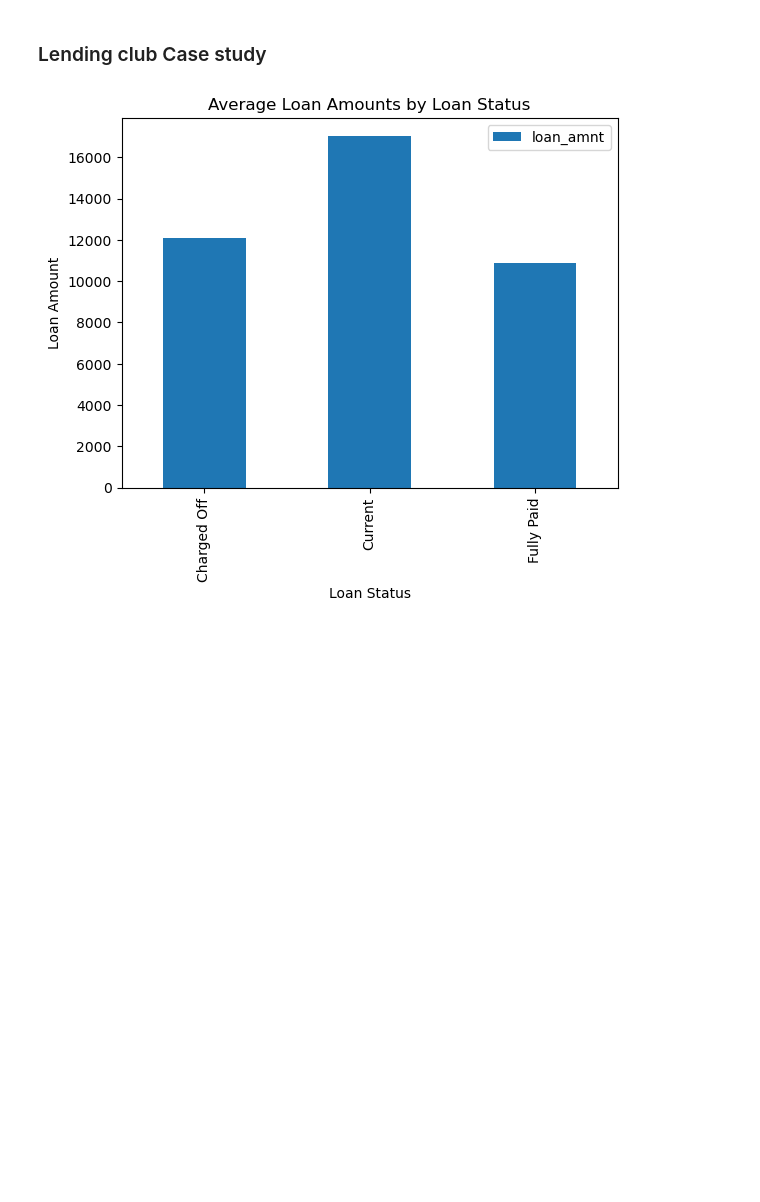
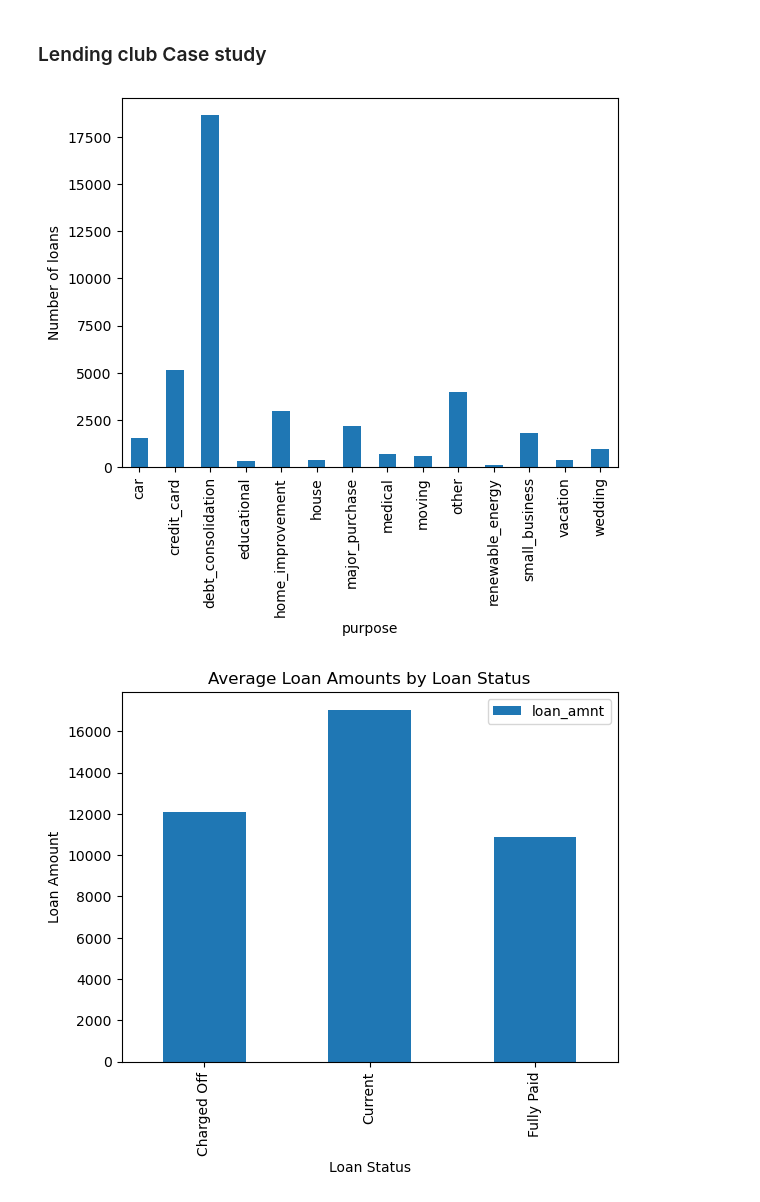
Before and after one commit to maheshh22/LendingClub, a Jupyter notebook: Lending_club.ipynb, the cells around one changed output. Drawn from its saved outputs; the diff is of its cells as text; code cells hidden in the pictures; blank space fills up the shorter version.

```diff
--- a/Lending_club.ipynb
+++ b/Lending_club.ipynb
@@ -29,6 +29,16 @@ df.drop('initial_list_status',axis=1,inplace=True)
 df.drop('tax_liens',axis=1,inplace=True)
 df.drop('policy_code',axis=1,inplace=True)
 df.drop('chargeoff_within_12_mths',axis=1,inplace=True)
+# %%
+#univariate analysis
+loan_purpose = df.groupby('purpose')['member_id'].count()
+loan_purpose.plot(kind='bar')
+
+plt.xticks(rotation=90)
+plt.ylabel('Number of loans')
+plt.show()
+# %% [output]
+[figure, added]
 # %%
 
 pivot_table1 = df.pivot_table(values='loan_amnt', index='loan_status',  aggfunc='mean')
```
Also changed, not shown: parts of 8 cells of this notebook.
